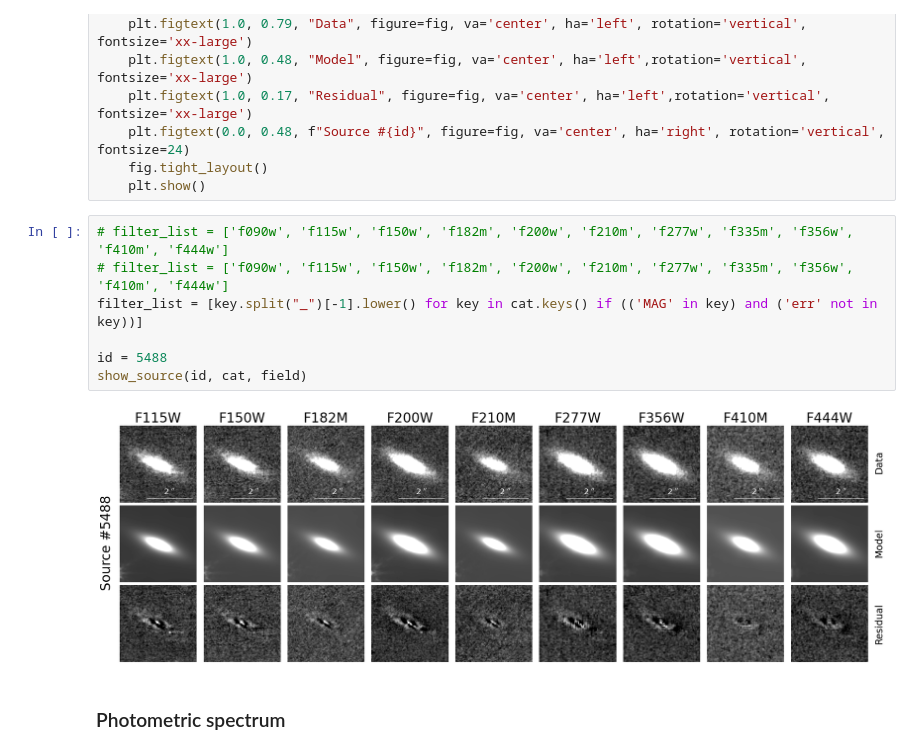
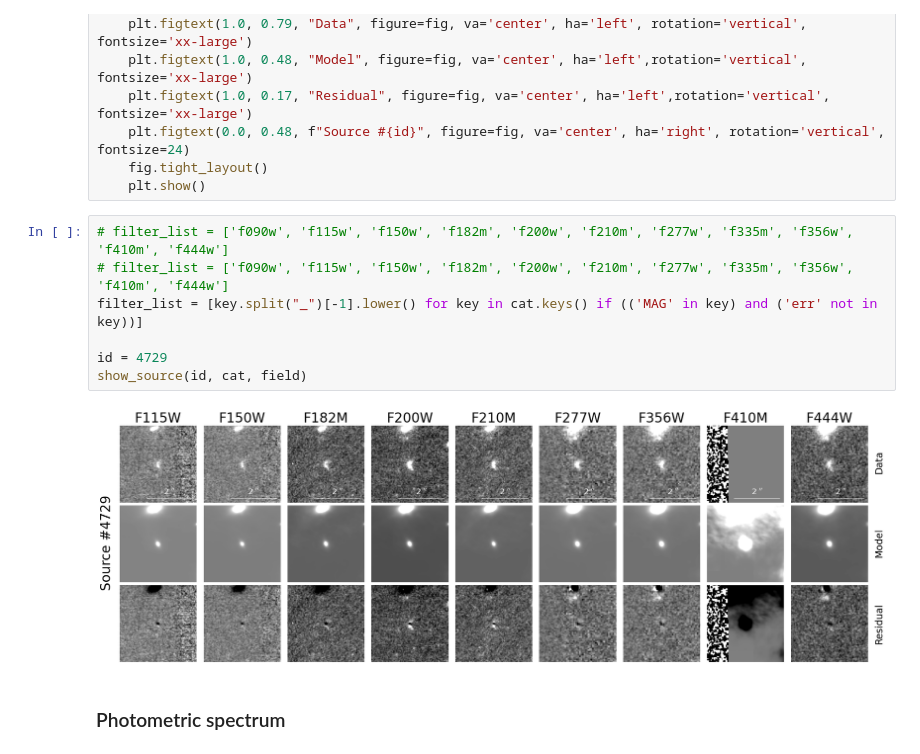
Before and after one commit to AstroAure/DJA-SEpp, a Jupyter notebook: 05_Analysis.ipynb, the cells around one changed output. Cells and saved outputs as stored; diff of their text form.

```diff
--- a/05_Analysis.ipynb
+++ b/05_Analysis.ipynb
@@ -124,12 +124,12 @@ def show_source(id, cat, field):
 # %%
 # filter_list = ['f090w', 'f115w', 'f150w', 'f182m', 'f200w', 'f210m', 'f277w', 'f335m', 'f356w', 'f410m', 'f444w']
 # filter_list = ['f090w', 'f115w', 'f150w', 'f182m', 'f200w', 'f210m', 'f277w', 'f335m', 'f356w', 'f410m', 'f444w']
 filter_list = [key.split("_")[-1].lower() for key in cat.keys() if (('MAG' in key) and ('err' not in key))]
 
-id = 5488
+id = 4729
 show_source(id, cat, field)
 # %% [output]
-[figure, old version]
+[figure, new version]
 # %% [markdown]
 ### Photometric spectrum
 # %%
```
Also changed, not shown: parts of 3 cells of this notebook, 1 other file.
